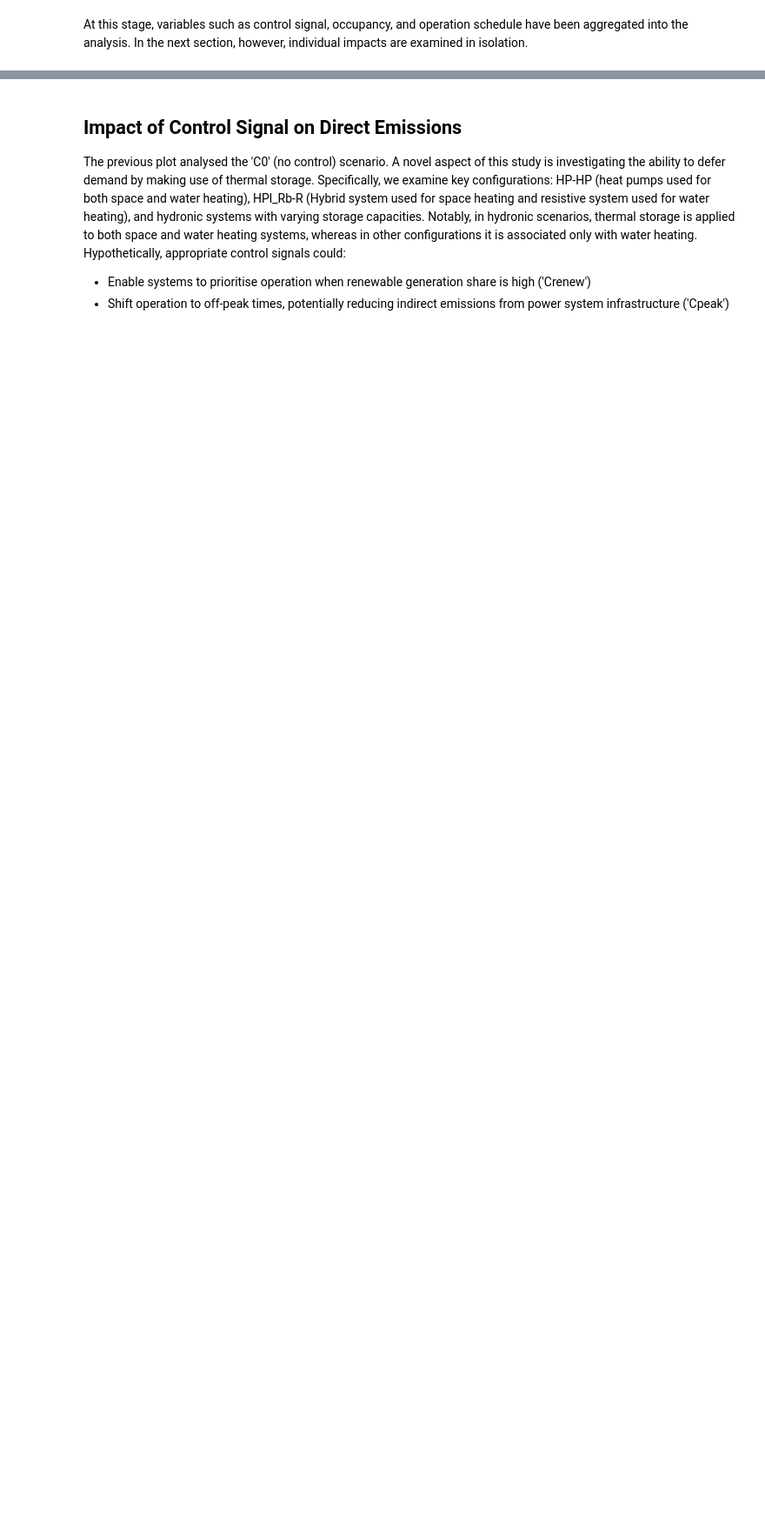
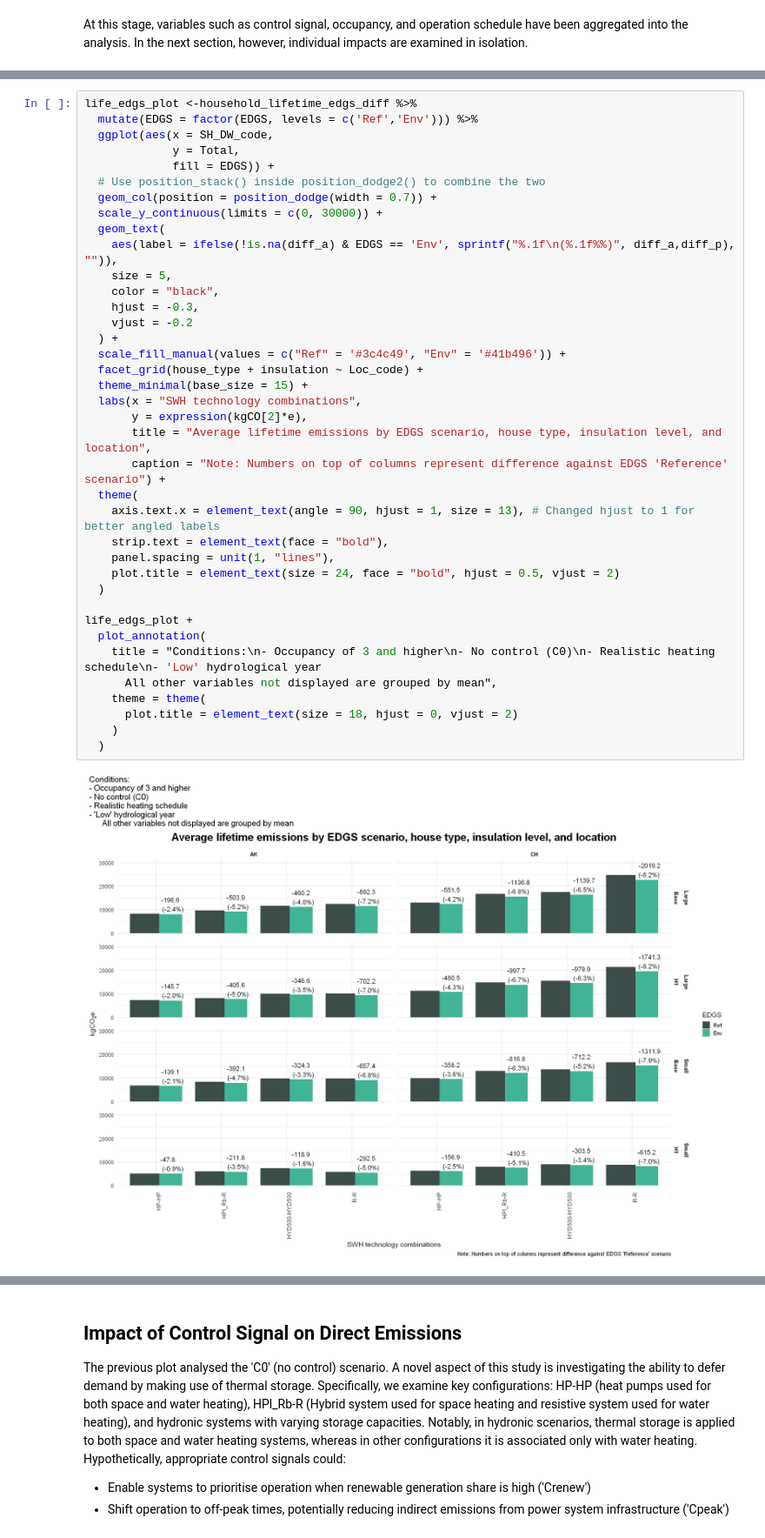
Before and after one commit to pxgo17/EECA_SWH_LCA, a Jupyter notebook: results/SWH_LCA_results.ipynb, the cells around one changed output, grey strips where cells are left out. Shown at 87% size. Saved outputs shown, nothing was run; the diff lists cells and outputs as text; blank space fills up the shorter version.

```diff
--- a/results/SWH_LCA_results.ipynb
+++ b/results/SWH_LCA_results.ipynb
@@ -315,2 +356,42 @@ intensity_plot +
+# %%
+life_edgs_plot <-household_lifetime_edgs_diff %>%
+  mutate(EDGS = factor(EDGS, levels = c('Ref','Env'))) %>%
+  ggplot(aes(x = SH_DW_code,
+             y = Total,
+             fill = EDGS)) +
+  # Use position_stack() inside position_dodge2() to combine the two
+  geom_col(position = position_dodge(width = 0.7)) +
+  scale_y_continuous(limits = c(0, 30000)) +
+  geom_text(
+    aes(label = ifelse(!is.na(diff_a) & EDGS == 'Env', sprintf("%.1f\n(%.1f%%)", diff_a,diff_p), "")),
+    size = 5,
+    color = "black",
+    hjust = -0.3,
+    vjust = -0.2
+  ) +
+  scale_fill_manual(values = c("Ref" = '#3c4c49', "Env" = '#41b496')) +
+  facet_grid(house_type + insulation ~ Loc_code) +
+  theme_minimal(base_size = 15) +
+  labs(x = "SWH technology combinations",
+       y = expression(kgCO[2]*e),
+       title = "Average lifetime emissions by EDGS scenario, house type, insulation level, and location",
+       caption = "Note: Numbers on top of columns represent difference against EDGS 'Reference' scenario") +
+  theme(
+    axis.text.x = element_text(angle = 90, hjust = 1, size = 13), # Changed hjust to 1 for better angled labels
+    strip.text = element_text(face = "bold"),
+    panel.spacing = unit(1, "lines"),
+    plot.title = element_text(size = 24, face = "bold", hjust = 0.5, vjust = 2)
+  )
+
+life_edgs_plot +
+  plot_annotation(
+    title = "Conditions:\n- Occupancy of 3 and higher\n- No control (C0)\n- Realistic heating schedule\n- 'Low' hydrological year
+      All other variables not displayed are grouped by mean",
+    theme = theme(
+      plot.title = element_text(size = 18, hjust = 0, vjust = 2)
+    )
+  )
+# %% [output]
+[figure, added]
 # %% [markdown]
 ### Discussion
```
Also changed, not shown: parts of 14 cells of this notebook, 2 other files.
